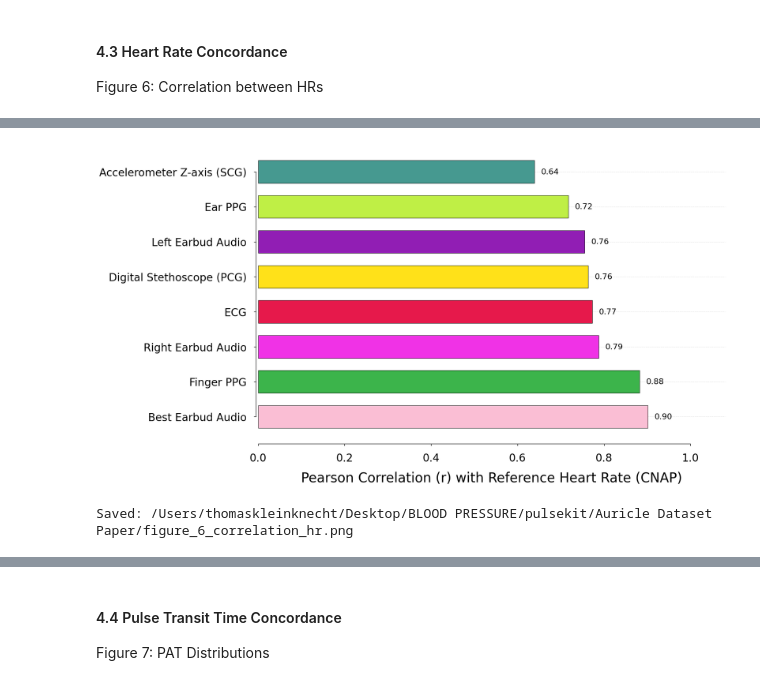
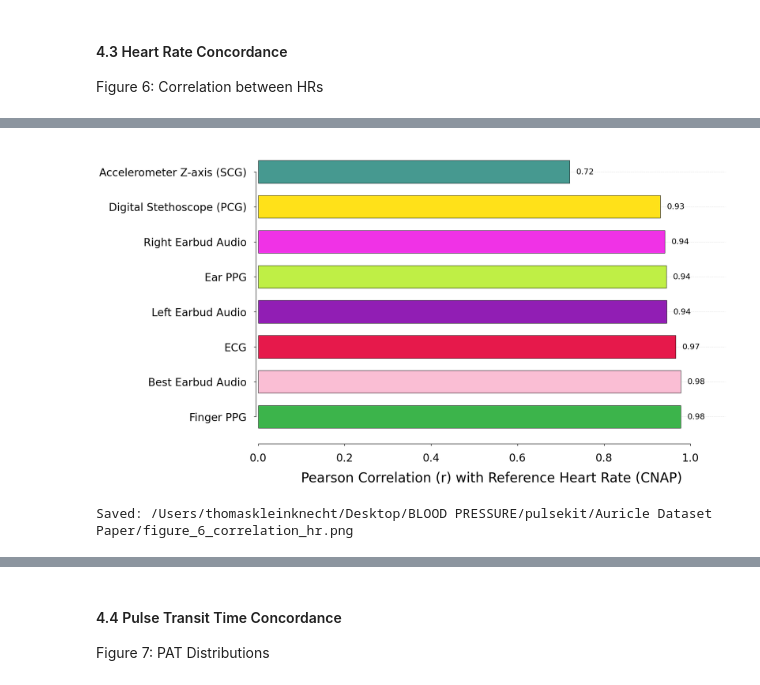
Before and after one commit to chai-toronto/pulsekit, a Jupyter notebook: Auricle Dataset Paper/reproduce_paper_figures.ipynb, the cells around one changed output, grey strips where cells are left out. Cells and saved outputs as stored; diff of their text form; code cells hidden in the pictures.

```diff
--- a/Auricle Dataset Paper/reproduce_paper_figures.ipynb
+++ b/Auricle Dataset Paper/reproduce_paper_figures.ipynb
@@ -463,3 +406,0 @@ Figure 3: Hemodynamic distributions by cohort
-# %%
-# Use plain-text units to avoid Matplotlib mathtext parsing differences across releases.
-HEMO_MAPPING["SVR"] = ("Systemic Vascular Resistance", "dyn·s/cm⁵")
@@ -893,7 +954,7 @@ HR_COLORS = {
     "Accelerometer_Z": "#469990", "PPG_Finger": "#3CB44B", "PPG_Ear": "#BFEF45",
     "Earbud_Left": "#911EB4", "Earbud_Right": "#F032E6", "Earbud_Best": "#FABED4",
 }
-hr_paths = sorted(DATA_DIR.glob(f"*/{FIXED_30_FILE}"))
+hr_paths = sorted(DATA_DIR.glob(f"*/{WINDOW_FILE}"))
 hr_pairs = {signal: [] for signal in HR_SIGNALS}
 for path in hr_paths:
     try:
@@ -901,11 +962,13 @@ for path in hr_paths:
     except Exception as exc:
         print(f"Skipping {path.parent.name}: {exc}")
         continue
-    reference_col = "Heart_Rate_midpoint"
+    reference_col = "Heart_Rate_median"
     if not {reference_col, "Diastolic_BP_quality", "Systolic_BP_quality"}.issubset(frame.columns):
         continue
     reference_valid = frame["Diastolic_BP_quality"].isin([True, "True", "true", 1, 1.0]) & frame["Systolic_BP_quality"].isin([True, "True", "true", 1, 1.0])
     reference = pd.to_numeric(frame[reference_col], errors="coerce")
+    hr_min, hr_max = PHYSIOLOGICAL_VALID_RANGES["Heart_Rate"]
+    reference = reference.where(reference.between(hr_min, hr_max))
 
     def get_numeric_column(candidates):
         for name in candidates:
@@ -951,32 +1014,32 @@ hr_concordance.to_csv(OUT_DIR / "table_hr_pearson_vs_cnap.csv", index=False)
 
 sns.set_theme(style="ticks", context="paper", font_scale=1.4, font="DejaVu Sans")
 plt.rcParams.update({"text.color": "black", "axes.labelcolor": "black", "xtick.color": "black", "ytick.color": "black"})
 fig, ax = plt.subplots(figsize=(20, 11))
 y_positions = np.arange(len(hr_concordance))
 r_values = hr_concordance["r"].to_numpy()
 signals = hr_concordance["signal"].tolist()
 ax.barh(y_positions, r_values, color=[HR_COLORS[signal] for signal in signals], edgecolor="black", linewidth=0.8, height=0.65)
 for y, value in zip(y_positions, r_values):
     ax.text(value + 0.015, y, f"{value:.2f}", va="center", ha="left", fontsize=18, color="black")
 ax.set_yticks(y_positions)
 ax.set_yticklabels(hr_concordance["label"], fontsize=24)
 ax.invert_yaxis()
 ax.set_xlim(0, 1.08)
 ax.set_xlabel("Pearson Correlation (r) with Reference Heart Rate (CNAP)", fontsize=30, color="black", labelpad=18)
 ax.set_ylabel("", fontsize=30, color="black", labelpad=18)
 ax.grid(axis="y", linestyle="--", alpha=0.6)
 ax.grid(axis="x", alpha=0)
 ax.set_axisbelow(True)
 ax.spines["top"].set_visible(False)
 ax.spines["right"].set_visible(False)
 ax.spines["left"].set_color("black")
 ax.spines["bottom"].set_color("black")
 ax.tick_params(axis="both", labelsize=24, pad=16, colors="black")
 sns.despine(trim=True, offset=5)
 fig.tight_layout()
 fig.savefig(OUT_DIR / "figure_6_correlation_hr.png", dpi=300, bbox_inches="tight")
 plt.show()
 print(f"Saved: {OUT_DIR / 'figure_6_correlation_hr.png'}")
 # %% [output]
-[figure, old version]
+[figure, new version]
 Saved: /Users/thomaskleinknecht/Desktop/BLOOD PRESSURE/pulsekit/Auricle Dataset Paper/figure_6_correlation_hr.png
```
Also changed, not shown: parts of 16 cells of this notebook, 14 other files.
